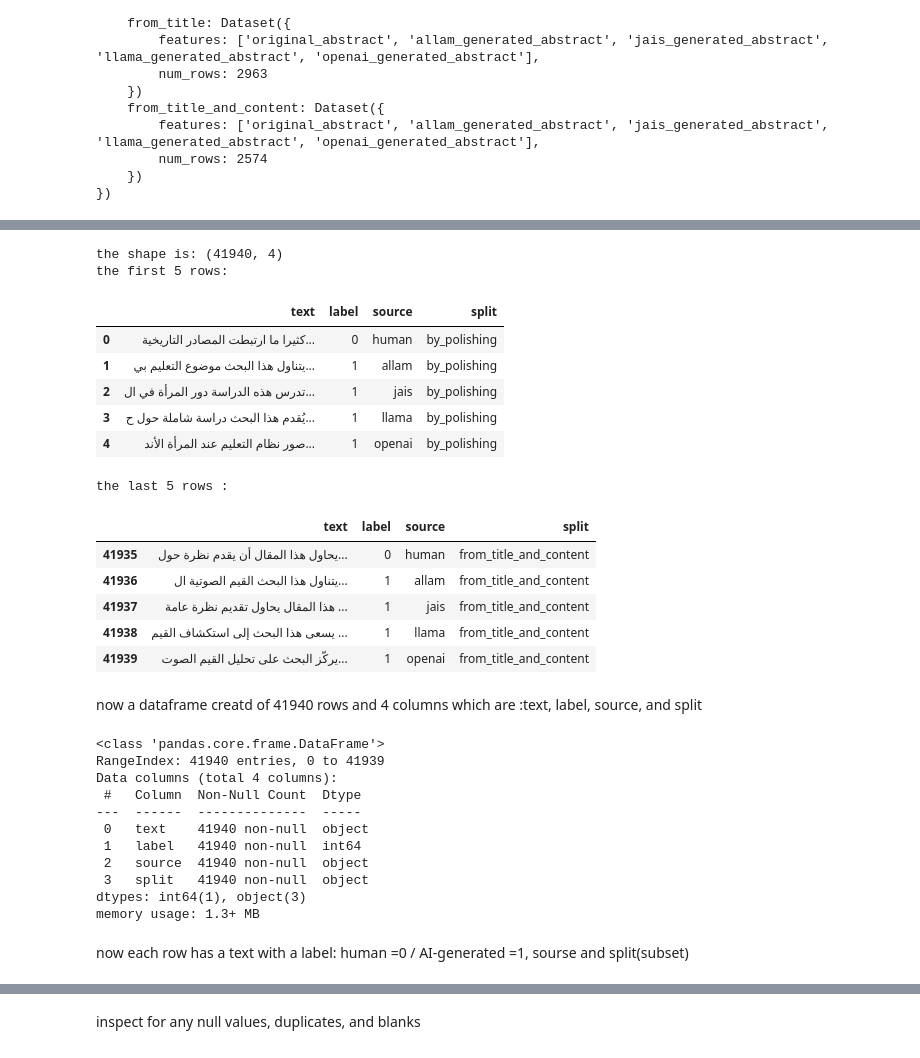
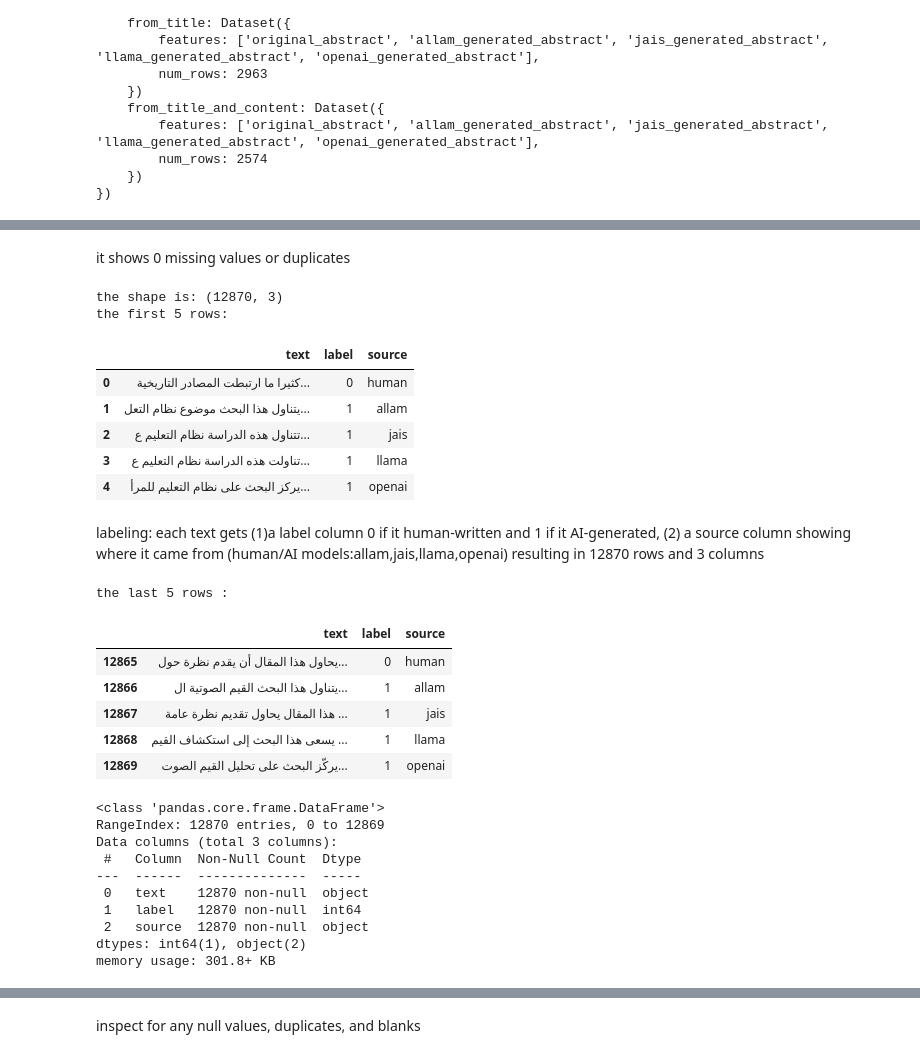
Before and after one commit to samar99-tech/arabic-AI-text-Detection, a Jupyter notebook: notebooks/dataloading.ipynb, the cells around one changed output, grey strips where cells are left out. Cells and saved outputs as stored; diff of their text form; code cells hidden in the pictures.

```diff
--- a/notebooks/dataloading.ipynb
+++ b/notebooks/dataloading.ipynb
@@ -172,65 +187,60 @@ the total numbers of texts:  41940
+# %% [markdown]
+it shows 0 missing values or duplicates
 # %%
-subsets = ["by_polishing", "from_title", "from_title_and_content"]
 models =["allam", "jais", "llama", "openai"]
 rows =[]
-for split in subsets: #to go through the 3 subsets
-  for sample in ds[split]: #to scan every row
-    if sample.get("original_abstract"): # if it is original abstarct -> human label = 0
-      rows.append({
+for sample in ds["from_title_and_content"]: #to scan only (from title and content) subset
+  if sample.get("original_abstract"): # if it is original abstarct -> human label = 0
+    rows.append({
           "text": sample["original_abstract"],
           "label":0,
-          "source": "human",
-          "split": split
+          "source": "human"
       })
-    for model in models: #to go through the 4 models
-      col = f"{model}_generated_abstract"
-      if sample.get(col): # if the col = any of 4 models -> ai-generated label = 1
+  for model in models: #to go through the 4 models
+    col = f"{model}_generated_abstract"
+    if sample.get(col): # if the col = any of 4 models -> ai-generated label = 1
         rows.append({
             "text": sample[col],
             "label":1,
-            "source":model,
-            "split": split
+            "source":model
         })
-df_long = pd.DataFrame(rows)
-print("the shape is:", df_long.shape)
+df_new = pd.DataFrame(rows)
+print("the shape is:", df_new.shape)
 print("the first 5 rows: ")
-df_long.head()
+df_new.head()
 # %% [output]
-the shape is: (41940, 4)
+the shape is: (12870, 3)
 the first 5 rows:
-|  | text | label | source | split |
-| 0 | كثيرا ما ارتبطت المصادر التاريخية... | 0 | human | by_polishing |
-| 1 | يتناول هذا البحث موضوع التعليم بي... | 1 | allam | by_polishing |
-| 2 | تدرس هذه الدراسة دور المرأة في ال... | 1 | jais | by_polishing |
-| 3 | يُقدم هذا البحث دراسة شاملة حول ح... | 1 | llama | by_polishing |
-| 4 | صور نظام التعليم عند المرأة الأند... | 1 | openai | by_polishing |
+|  | text | label | source |
+| 0 | كثيرا ما ارتبطت المصادر التاريخية... | 0 | human |
+| 1 | يتناول هذا البحث موضوع نظام التعل... | 1 | allam |
+| 2 | تتناول هذه الدراسة نظام التعليم ع... | 1 | jais |
+| 3 | تناولت هذه الدراسة نظام التعليم ع... | 1 | llama |
+| 4 | يركز البحث على نظام التعليم للمرأ... | 1 | openai |
+# %% [markdown]
+labeling: each text gets (1)a label column 0 if it human-written and 1 if it AI-generated, (2) a source column showing where it came from (human/AI models:allam,jais,llama,openai) resulting in 12870 rows and 3 columns
 # %%
 print("the last 5 rows :")
-df_long.tail()
+df_new.tail()
 # %% [output]
 the last 5 rows :
-|  | text | label | source | split |
-| 41935 | يحاول هذا المقال أن يقدم نظرة حول... | 0 | human | from_title_and_content |
-| 41936 | يتناول هذا البحث القيم الصوتية ال... | 1 | allam | from_title_and_content |
-| 41937 | هذا المقال يحاول تقديم نظرة عامة ... | 1 | jais | from_title_and_content |
-| 41938 | يسعى هذا البحث إلى استكشاف القيم ... | 1 | llama | from_title_and_content |
-| 41939 | يركّز البحث على تحليل القيم الصوت... | 1 | openai | from_title_and_content |
+|  | text | label | source |
+| 12865 | يحاول هذا المقال أن يقدم نظرة حول... | 0 | human |
+| 12866 | يتناول هذا البحث القيم الصوتية ال... | 1 | allam |
+| 12867 | هذا المقال يحاول تقديم نظرة عامة ... | 1 | jais |
+| 12868 | يسعى هذا البحث إلى استكشاف القيم ... | 1 | llama |
+| 12869 | يركّز البحث على تحليل القيم الصوت... | 1 | openai |
-# %% [markdown]
-now a dataframe creatd of 41940 rows and 4 columns which are :text, label, source, and split
 # %%
-df_long.info() #data types
+df_new.info() #data types
 # %% [output]
 <class 'pandas.core.frame.DataFrame'>
-RangeIndex: 41940 entries, 0 to 41939
-Data columns (total 4 columns):
+RangeIndex: 12870 entries, 0 to 12869
+Data columns (total 3 columns):
  #   Column  Non-Null Count  Dtype
 ---  ------  --------------  -----
- 0   text    41940 non-null  object
- 1   label   41940 non-null  int64
- 2   source  41940 non-null  object
- 3   split   41940 non-null  object
-dtypes: int64(1), object(3)
-memory usage: 1.3+ MB
+ 0   text    12870 non-null  object
+ 1   label   12870 non-null  int64
+ 2   source  12870 non-null  object
+dtypes: int64(1), object(2)
+memory usage: 301.8+ KB
-# %% [markdown]
-now each row has a text with a label: human =0 / AI-generated =1, sourse and split(subset)
 # %%
```
Also changed, not shown: parts of 27 cells of this notebook.
